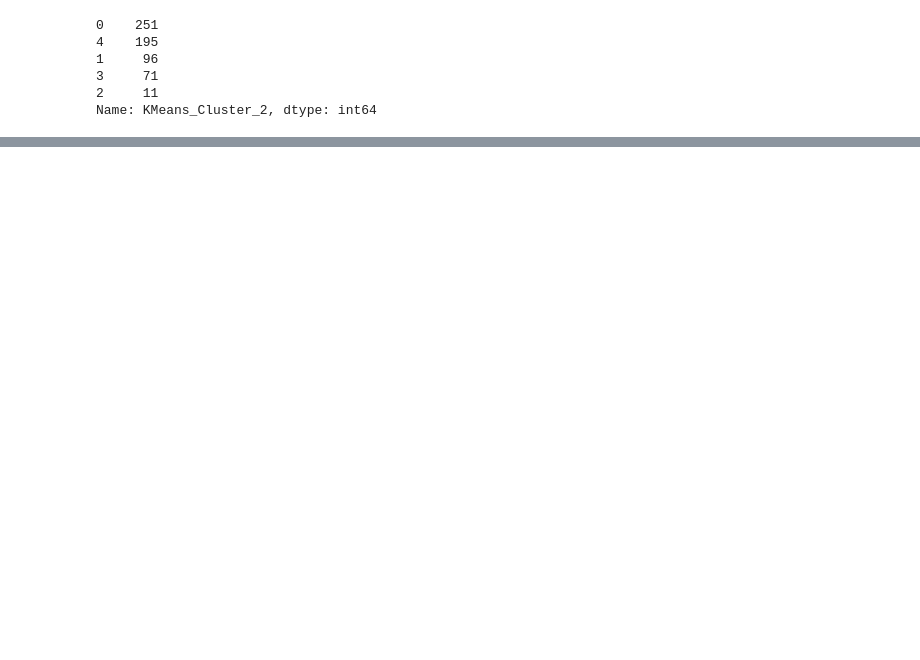
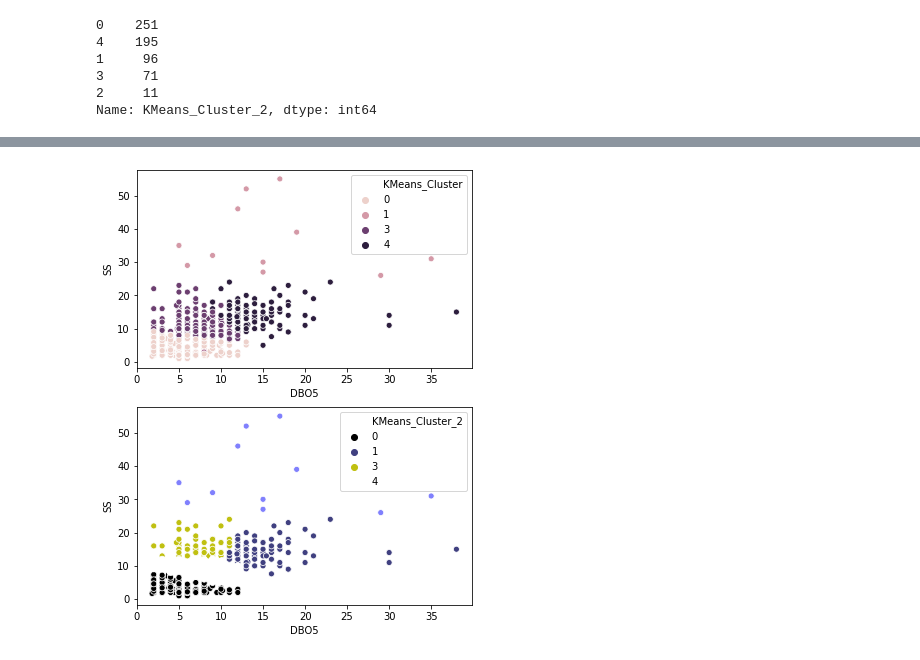
Before and after one commit to laura290/Project-Final, a Jupyter notebook: src/Resultados(b).ipynb, the cells around one changed output, grey strips where cells are left out. Cells and saved outputs as stored; diff of their text form; code cells hidden in the pictures; blank space fills up the shorter version.

```diff
--- a/src/Resultados(b).ipynb
+++ b/src/Resultados(b).ipynb
@@ -45,0 +61,7 @@ sns.scatterplot("DBO5_x", "SS_x", data = data_2, hue = "KMeans_Cluster_2",
+# %%
+fig, ax = plt.subplots(2, 1, figsize = (6, 8))
+sns.scatterplot("DBO5", "SS", data = data_2, hue = "KMeans_Cluster", ax = ax[0]);
+sns.scatterplot("DBO5", "SS", data = data_2, hue = "KMeans_Cluster_2",
+                palette = "gist_stern", ax = ax[1]);
+# %% [output]
+[figure, added]
```
Also changed, not shown: parts of 4 cells of this notebook, 6 other files.
